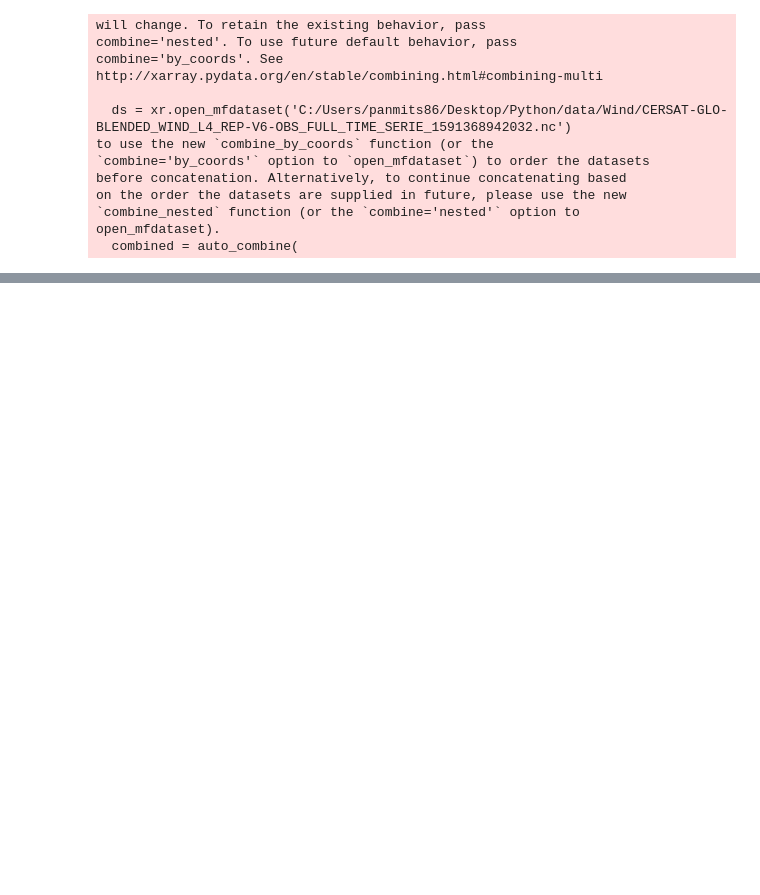
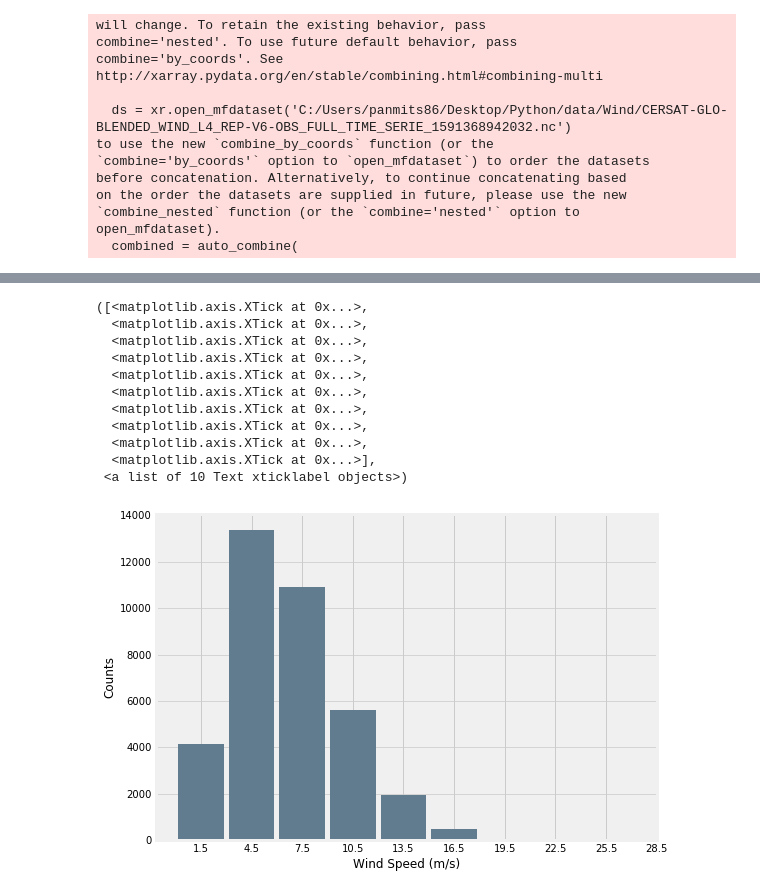
Before and after one commit to panmits86-zz/masters_thesis, a Jupyter notebook: code/CMEMS_Wind_1992-2018.ipynb, the cells around one changed output, grey strips where cells are left out. Saved outputs shown, nothing was run; the diff lists cells and outputs as text; code cells hidden in the pictures; blank space fills up the shorter version.

```diff
--- a/code/CMEMS_Wind_1992-2018.ipynb
+++ b/code/CMEMS_Wind_1992-2018.ipynb
@@ -159,0 +187,25 @@ plotMovingAverage(ds5['wind_speed'], 360)
+# %%
+fig, ax = plt.subplots(figsize=(8, 6))
+wind = ds5['wind_speed']
+wind.plot.hist(grid=True, bins=[0,3,6,9,12,15,18,21,24,27], rwidth=0.9,
+                   color='#607c8e')
+#plt.title('')
+plt.xlabel('Wind Speed (m/s)')
+plt.ylabel('Counts')
+plt.grid(axis='y', alpha=0.75)
+
+x=[1.5,4.5,7.5,10.5,13.5,16.5,19.5,22.5,25.5,28.5]
+plt.xticks(x)
+# %% [output]
+([<matplotlib.axis.XTick at 0x...>,
+  <matplotlib.axis.XTick at 0x...>,
+  <matplotlib.axis.XTick at 0x...>,
+  <matplotlib.axis.XTick at 0x...>,
+  <matplotlib.axis.XTick at 0x...>,
+  <matplotlib.axis.XTick at 0x...>,
+  <matplotlib.axis.XTick at 0x...>,
+  <matplotlib.axis.XTick at 0x...>,
+  <matplotlib.axis.XTick at 0x...>,
+  <matplotlib.axis.XTick at 0x...>],
+ <a list of 10 Text xticklabel objects>)
+[figure, added]
```
Also changed, not shown: parts of 14 cells of this notebook.
